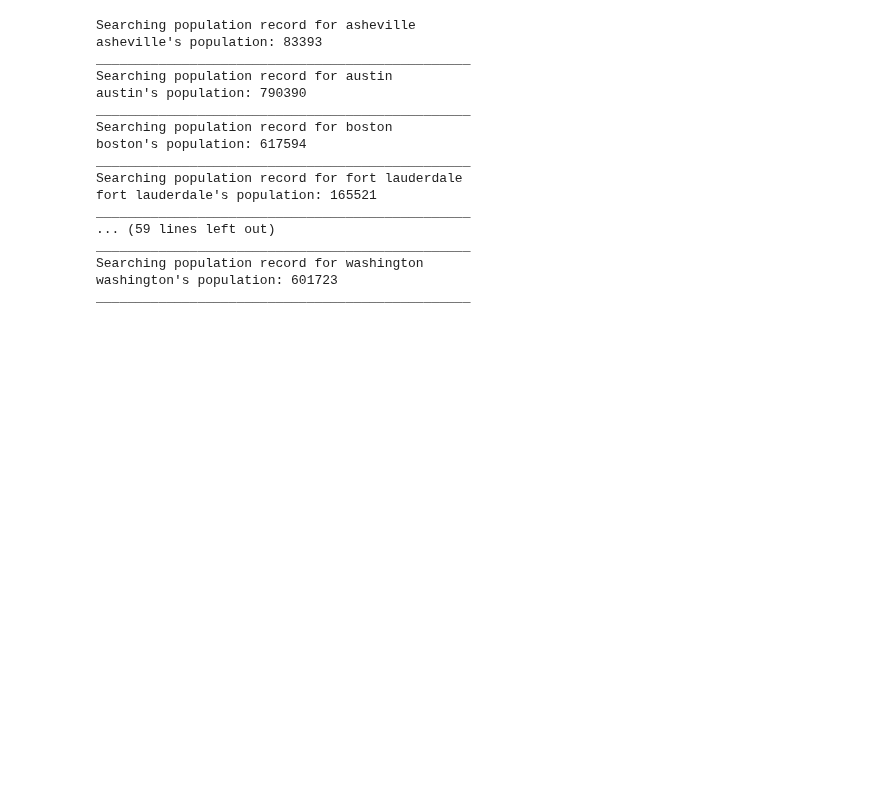
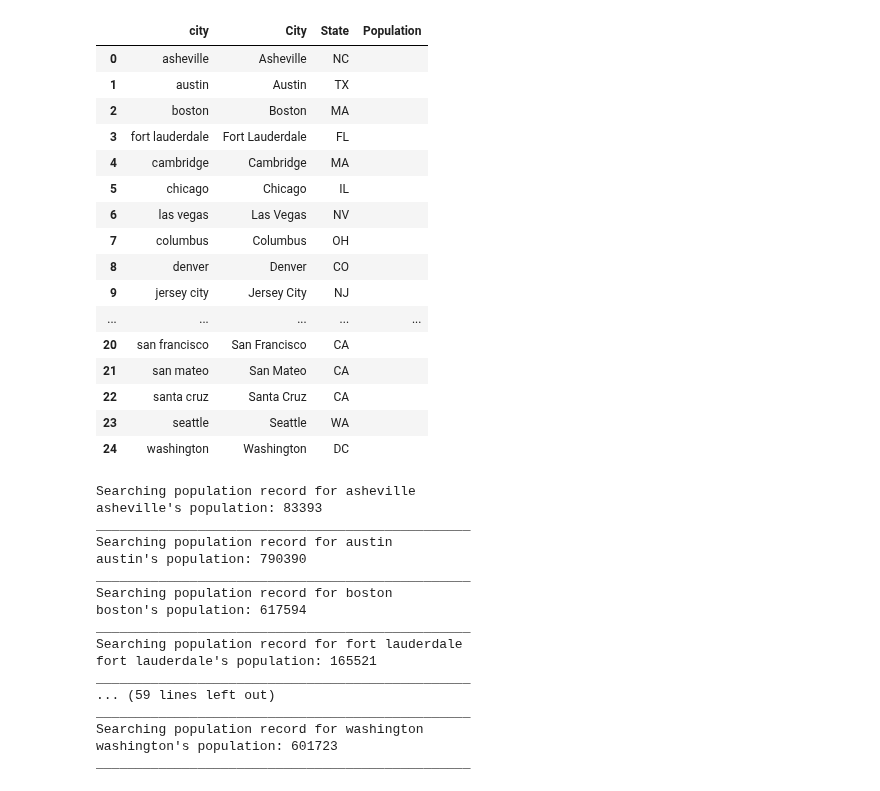
Before and after one commit to marieprosper77/Project1_Diplodocus-_Team, a Jupyter notebook: airbnb-starter.ipynb, the cells around one changed output. Cells and saved outputs as stored; diff of their text form; code cells hidden in the pictures; blank space fills up the shorter version.

```diff
--- a/airbnb-starter.ipynb
+++ b/airbnb-starter.ipynb
@@ -53 +47,29 @@ by_cities
+# %%
+loop_df = pd.DataFrame({
+    'city': cities,
+    'City': Cities,
+    'State': states
+})
+
+loop_df['Population'] = ''
+
+loop_df
+# %% [output]
+|  | city | City | State | Population |
+| 0 | asheville | Asheville | NC |  |
+| 1 | austin | Austin | TX |  |
+| 2 | boston | Boston | MA |  |
+| 3 | fort lauderdale | Fort Lauderdale | FL |  |
+| 4 | cambridge | Cambridge | MA |  |
+| 5 | chicago | Chicago | IL |  |
+| 6 | las vegas | Las Vegas | NV |  |
+| 7 | columbus | Columbus | OH |  |
+| 8 | denver | Denver | CO |  |
+| 9 | jersey city | Jersey City | NJ |  |
+| ... | ... | ... | ... | ... |
+| 20 | san francisco | San Francisco | CA |  |
+| 21 | san mateo | San Mateo | CA |  |
+| 22 | santa cruz | Santa Cruz | CA |  |
+| 23 | seattle | Seattle | WA |  |
+| 24 | washington | Washington | DC |  |
 # %%
```
Also changed, not shown: parts of 8 cells of this notebook.
